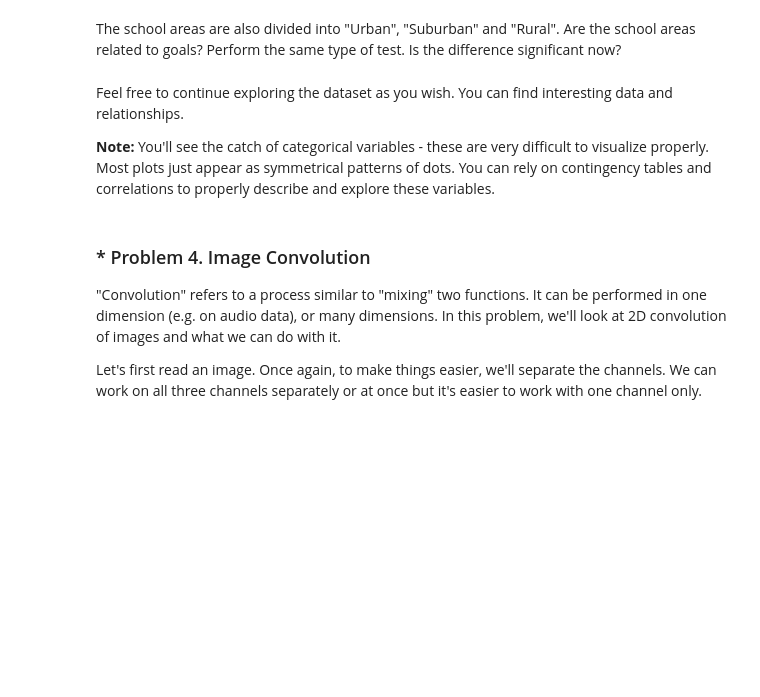
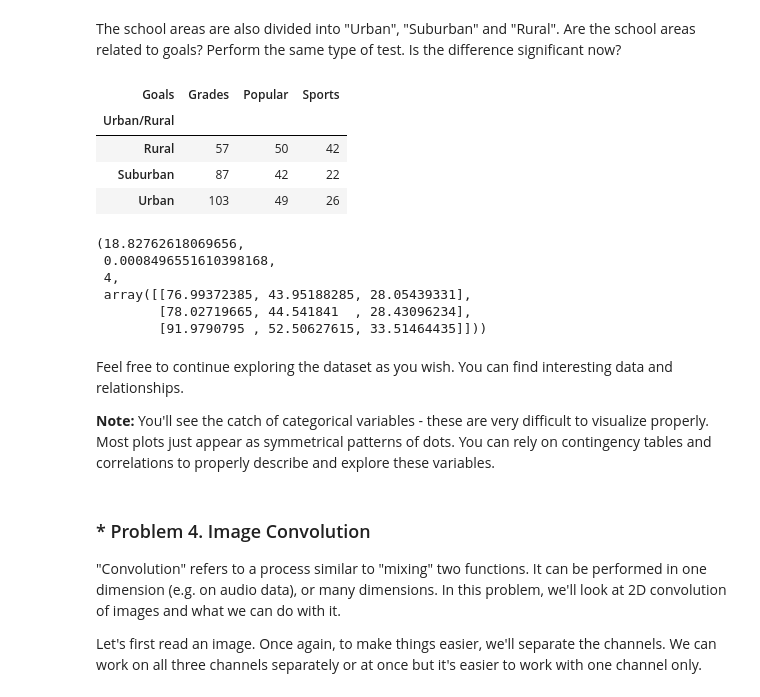
Before and after one commit to teodora-petkova/artificial-intelligence-course, a Jupyter notebook: Exercises/06. Hypothesis Testing/Hypothesis Testing Exercise.ipynb, the cells around one changed output. Cells and saved outputs as stored; diff of their text form; code cells hidden in the pictures; blank space fills up the shorter version.

```diff
--- a/Exercises/06. Hypothesis Testing/Hypothesis Testing Exercise.ipynb
+++ b/Exercises/06. Hypothesis Testing/Hypothesis Testing Exercise.ipynb
@@ -256,3 +326,23 @@ The school areas are also divided into "Urban", "Suburban" and "Rural". Are the
+# %%
+school_district_and_goals = pd.crosstab(popular_kids["Urban/Rural"], popular_kids["Goals"])
+school_district_and_goals
+# %% [output]
+| Goals | Grades | Popular | Sports |
+| Urban/Rural |  |  |  |
+| Rural | 57 | 50 | 42 |
+| Suburban | 87 | 42 | 22 |
+| Urban | 103 | 49 | 26 |
+# %%
+st.chi2_contingency(school_district_and_goals)
+# We can reject H0 with p-value=0.5.
+# Maybe, there is a relation between the school areas and the goals of the students.
+# %% [output]
+(18.82762618069656,
+ 0.0008496551610398168,
+ 4,
+ array([[76.99372385, 43.95188285, 28.05439331],
+        [78.02719665, 44.541841  , 28.43096234],
+        [91.9790795 , 52.50627615, 33.51464435]]))
 # %% [markdown]
 Feel free to continue exploring the dataset as you wish. You can find interesting data and relationships.
 
```
Also changed, not shown: parts of 25 cells of this notebook.
